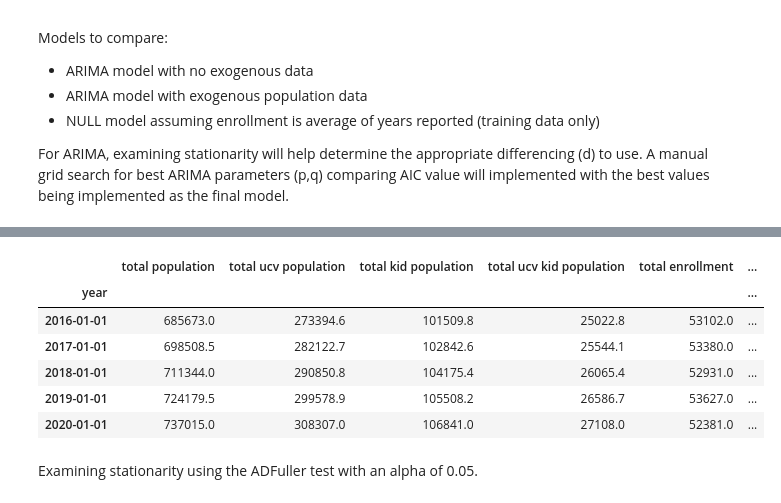
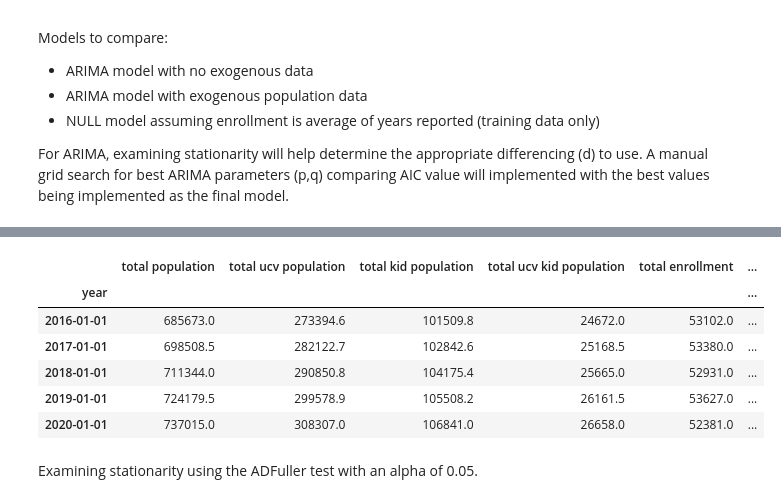
Before and after one commit to lauraminter/seattle-kids, a Jupyter notebook: 1_data_cleaning.ipynb, the cells around one changed output, grey strips where cells are left out. Drawn from its saved outputs; the diff is of its cells as text; code cells hidden in the pictures.

```diff
--- a/1_data_cleaning.ipynb
+++ b/1_data_cleaning.ipynb
@@ -254,6 +255,7 @@ ucvkids[ucvkids['neighborhood']=='Uptown']
 Look at the UCVs with the largest fractional change in child population
 # %%
 # look at changes and fractional changes
+ucvkids = ucvkids.copy()
 ucvkids['change'] = ucvkids['2020']-ucvkids['2010']
 ucvkids['frac_change'] = (ucvkids['2020']-ucvkids['2010'])/ucvkids['2010']
 ucvkids['density'] = ucvkids['2020']/ucvkids['area']
@@ -343,8 +347,8 @@ Greater Duwamish is the area including the port of Seattle.
 For the purpose of current data we can exclude them from the residential population analysis as they are mainly industrial rather than mixed-use, residential/commerical areas.
 # %%
 #dropping Ballard-Interbay-Northend and Greater Duwamish areas
-ucvkids.drop(index = 12, inplace = True)
-ucvkids.drop(index = 17, inplace = True)
+ucvkids = ucvkids.drop(index = 12).copy()
+ucvkids = ucvkids.drop(index = 17).copy()
 # %% [markdown]
 Inconsistencies in the definition of Urban villages and urban centers leads to oddities in the density values.  Uptown, Downtown, South Lake Union and First Hill/Capitol Hill create a contiguous block.  That is, the entirety of central Seattle is in one of these UCVs, even though there are vast variations in density inside each of the UCVs.  The choice to include all of central Seattle is most likely related to existed zoning at the time of creation which meant that there was essentially no single-family zoned areas to contend with.  There were, however, empty lots, parking lots and industrial buildings that have since been replaced with mixed use or multi-family residential buildings.
 
@@ -957,38 +968,39 @@ for year in range(1990, 2021):
     info['year'] = year
     info['total population'] = np.sum(pop_interp[f'{year}'])
     info['total ucv population'] = np.sum(ucv_interp[f'{year}'])
     info['total kid population'] = np.sum(kids_interp[f'{year}'])
     info['total ucv kid population'] = np.sum(ucvkids_interp[f'{year}'])
 
     if year >= 2010:
         # enrollment totals we want
         e = enrollment[enrollment['Year']==year].copy()
         info['total enrollment'] = e[e['School Name']=='TOTAL']['Enrollment'].values[0]
         info['middle enroll'] = np.sum(e[e['Service Area']=='Middle Schools']['Enrollment'])
         info['high schools'] = np.sum(e[e['Service Area']=='High Schools']['Enrollment'])
         leveldict = {'High Schools':'h', 'Middle Schools':'m', 'Service Schools':'s', 'Option Schools with Continuous Enrollment':'o', 'All':'a'}
         e['type'] = e['Service Area'].map(lambda x: leveldict.get(x,'e')) #if not one of the other levels, it is an elementary school
         info['elementary enroll'] = np.sum(e[e['type']=='e']['Enrollment'])
 
     pop_info.append(info)
 
 # put it all into a dataframe
 modeldf = pd.DataFrame(pop_info)
+modeldf2 = modeldf.copy()
 
 # make year into an actual datetime object and make it the index
 modeldf['year'] = pd.to_datetime(modeldf['year'],format = '%Y')
 modeldf.sort_values('year')
 modeldf.set_index('year', inplace = True)
 
 modeldf.tail()
 # %% [output]
 |  | total population | total ucv population | total kid population | total ucv kid population | total enrollment | ... |
 | year |  |  |  |  |  | ... |
-| 2016-01-01 | 685673.0 | 273394.6 | 101509.8 | 25022.8 | 53102.0 | ... |
-| 2017-01-01 | 698508.5 | 282122.7 | 102842.6 | 25544.1 | 53380.0 | ... |
-| 2018-01-01 | 711344.0 | 290850.8 | 104175.4 | 26065.4 | 52931.0 | ... |
-| 2019-01-01 | 724179.5 | 299578.9 | 105508.2 | 26586.7 | 53627.0 | ... |
-| 2020-01-01 | 737015.0 | 308307.0 | 106841.0 | 27108.0 | 52381.0 | ... |
+| 2016-01-01 | 685673.0 | 273394.6 | 101509.8 | 24672.0 | 53102.0 | ... |
+| 2017-01-01 | 698508.5 | 282122.7 | 102842.6 | 25168.5 | 53380.0 | ... |
+| 2018-01-01 | 711344.0 | 290850.8 | 104175.4 | 25665.0 | 52931.0 | ... |
+| 2019-01-01 | 724179.5 | 299578.9 | 105508.2 | 26161.5 | 53627.0 | ... |
+| 2020-01-01 | 737015.0 | 308307.0 | 106841.0 | 26658.0 | 52381.0 | ... |
 # %% [markdown]
 Examining stationarity using the ADFuller test with an alpha of 0.05.
 # %%
```
Also changed, not shown: parts of 25 cells of this notebook, 15 other files.
